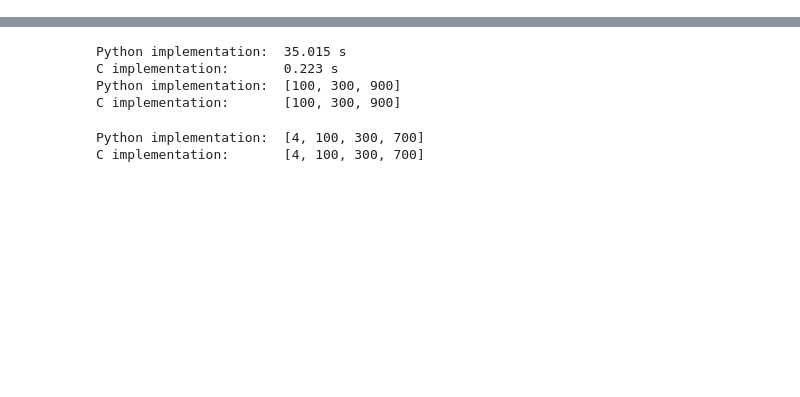
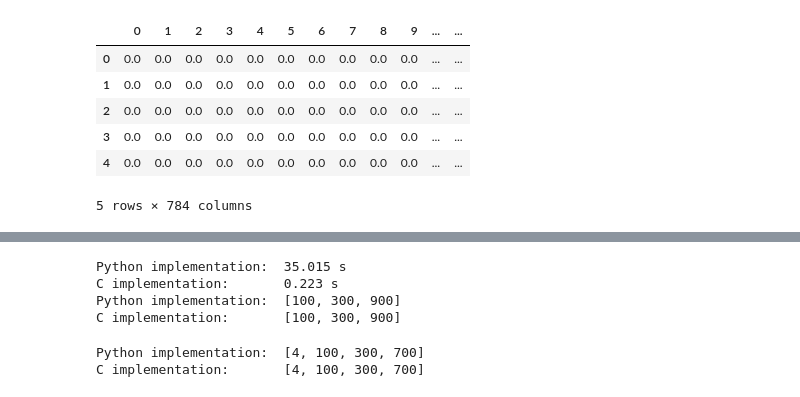
Before and after one commit to jsve96/SWDCPD, a Jupyter notebook: ChangeDetection/ECP-MNIST.ipynb, the cells around one changed output, grey strips where cells are left out. Saved outputs shown, nothing was run; the diff lists cells and outputs as text; code cells hidden in the pictures; blank space fills up the shorter version.

```diff
--- a/ChangeDetection/ECP-MNIST.ipynb
+++ b/ChangeDetection/ECP-MNIST.ipynb
@@ -7,3 +7,15 @@ X = np.load('MNIST_dummy.npy')
+# %%
+df = pd.read_csv('DATA.csv')
+X = df.iloc[:,1:]
+X.head()
+# %% [output]
+|  | 0 | 1 | 2 | 3 | 4 | 5 | 6 | 7 | 8 | 9 | ... | ... |
+| 0 | 0.0 | 0.0 | 0.0 | 0.0 | 0.0 | 0.0 | 0.0 | 0.0 | 0.0 | 0.0 | ... | ... |
+| 1 | 0.0 | 0.0 | 0.0 | 0.0 | 0.0 | 0.0 | 0.0 | 0.0 | 0.0 | 0.0 | ... | ... |
+| 2 | 0.0 | 0.0 | 0.0 | 0.0 | 0.0 | 0.0 | 0.0 | 0.0 | 0.0 | 0.0 | ... | ... |
+| 3 | 0.0 | 0.0 | 0.0 | 0.0 | 0.0 | 0.0 | 0.0 | 0.0 | 0.0 | 0.0 | ... | ... |
+| 4 | 0.0 | 0.0 | 0.0 | 0.0 | 0.0 | 0.0 | 0.0 | 0.0 | 0.0 | 0.0 | ... | ... |
+5 rows × 784 columns
 # %%
 start= time.time()
 py_divise = e_divisive.e_divisive(X = X, R=199, alpha = 1)
```
Also changed, not shown: parts of 8 cells of this notebook, 5 other files.
